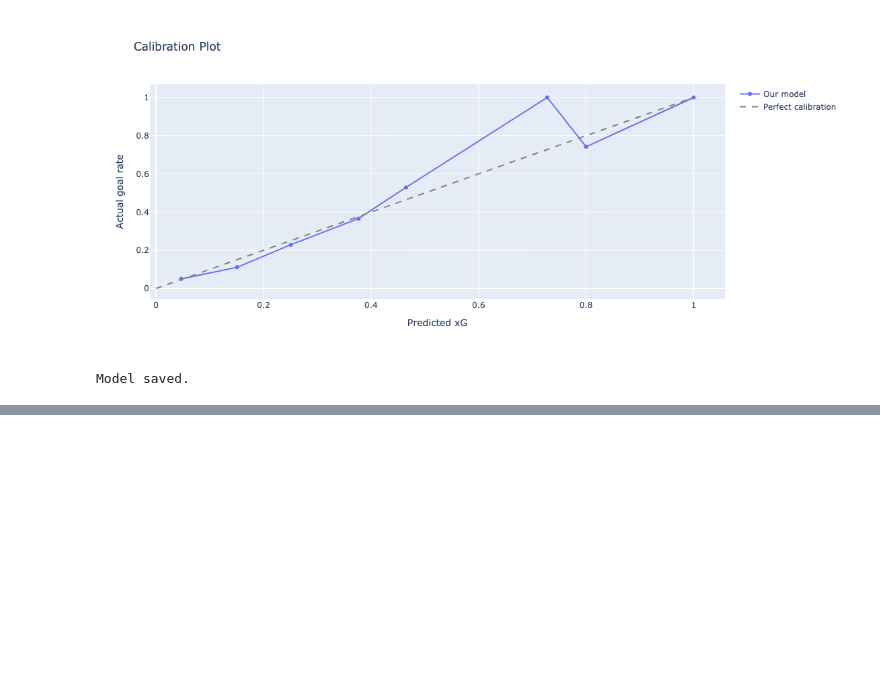
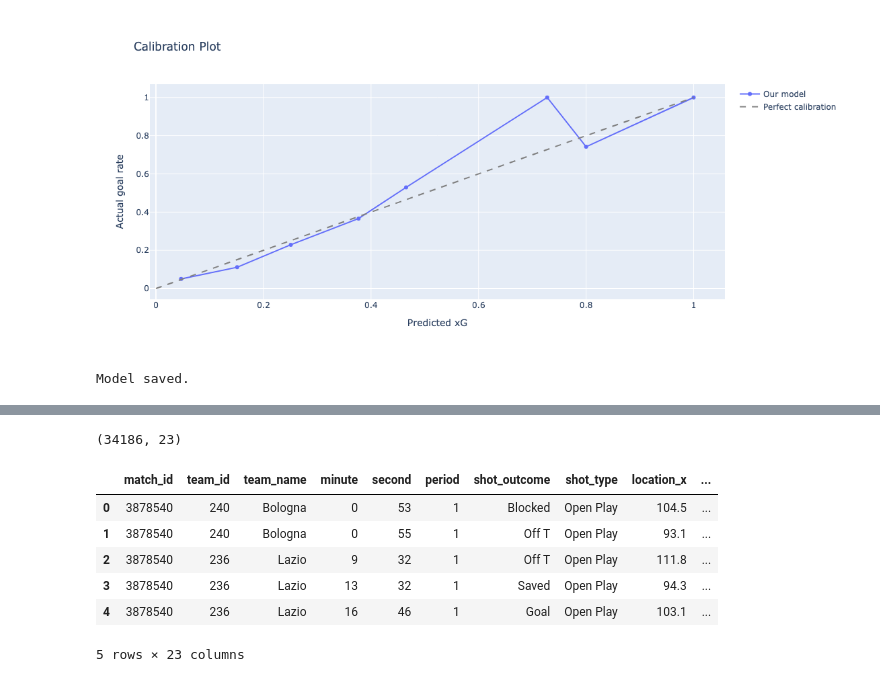
Before and after one commit to MattKGatune/footy.ai, a Jupyter notebook: xg_model.ipynb, the cells around one changed output, grey strips where cells are left out. Cells and saved outputs as stored; diff of their text form; code cells hidden in the pictures; blank space fills up the shorter version.

```diff
--- a/xg_model.ipynb
+++ b/xg_model.ipynb
@@ -393,0 +585,43 @@ Model saved.
+# %%
+all_shots = query("""
+  SELECT
+      e.match_id,
+      e.team_id,
+      e.team_name,
+      e.minute,
+      e.second,
+      e.period,
+      e.shot_outcome,
+      e.shot_type,
+      e.location_x,
+      e.location_y,
+      e.shot_body_part,
+      e.shot_technique,
+      e.shot_first_time,
+      e.shot_aerial_won,
+      e.shot_one_on_one,
+      e.shot_open_goal,
+      e.under_pressure,
+      m.home_team,
+      m.away_team,
+      m.home_team_id,
+      m.away_team_id,
+      m.home_score,
+      m.away_score
+  FROM events_r2 e
+  JOIN matches_r2 m ON e.match_id = m.match_id
+  WHERE e.type_name = 'Shot'
+  AND e.competition_id != 11
+""")
+
+print(all_shots.shape)
+all_shots.head()
+# %% [output]
+(34186, 23)
+|  | match_id | team_id | team_name | minute | second | period | shot_outcome | shot_type | location_x | ... |
+| 0 | 3878540 | 240 | Bologna | 0 | 53 | 1 | Blocked | Open Play | 104.5 | ... |
+| 1 | 3878540 | 240 | Bologna | 0 | 55 | 1 | Off T | Open Play | 93.1 | ... |
+| 2 | 3878540 | 236 | Lazio | 9 | 32 | 1 | Off T | Open Play | 111.8 | ... |
+| 3 | 3878540 | 236 | Lazio | 13 | 32 | 1 | Saved | Open Play | 94.3 | ... |
+| 4 | 3878540 | 236 | Lazio | 16 | 46 | 1 | Goal | Open Play | 103.1 | ... |
+5 rows × 23 columns
```
Also changed, not shown: parts of 13 cells of this notebook, 1 other file.
